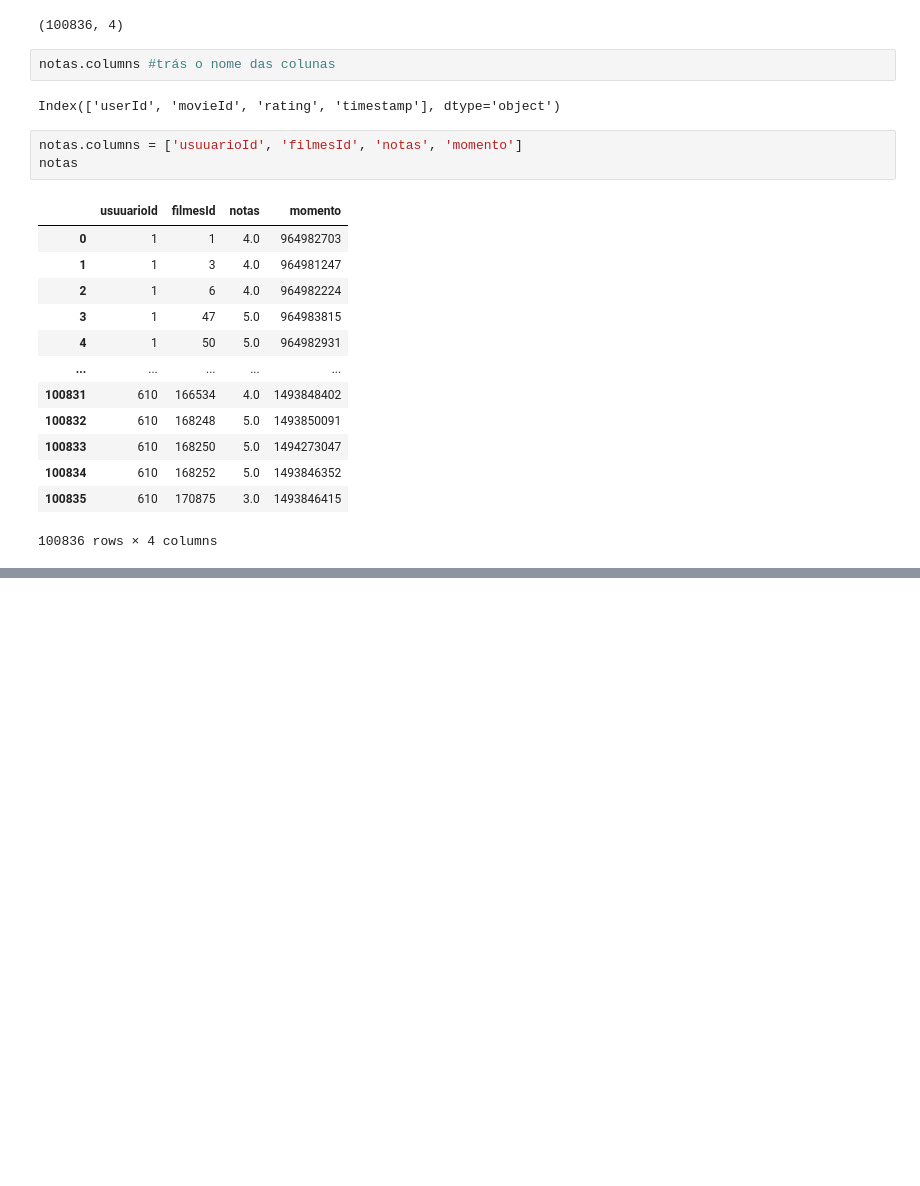
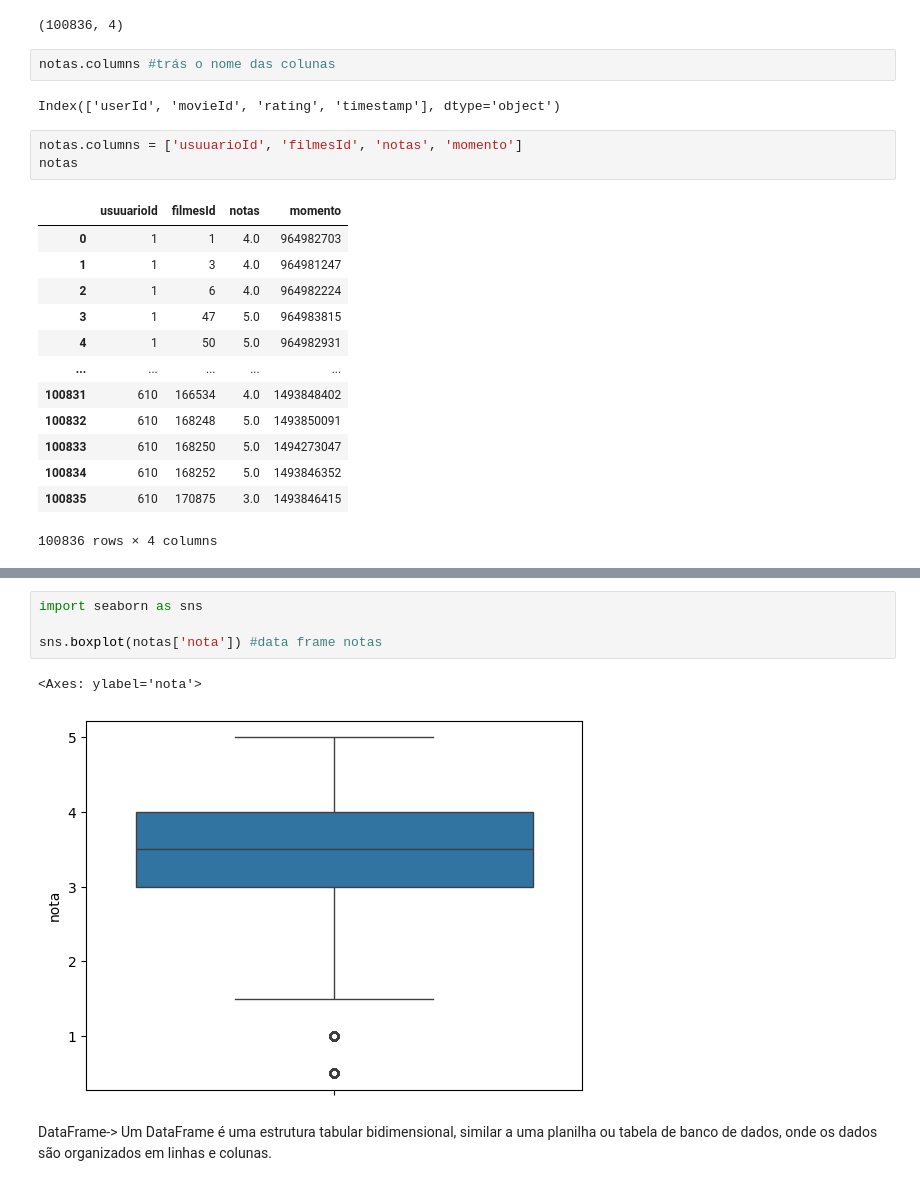
Before and after one commit to annaklaracss/data_science-, a Jupyter notebook: introdu_o_a_data_science.ipynb, the cells around one changed output, grey strips where cells are left out. Cells and saved outputs as stored; diff of their text form; blank space fills up the shorter version.

```diff
--- a/introdu_o_a_data_science.ipynb
+++ b/introdu_o_a_data_science.ipynb
@@ -98,0 +125,10 @@ np.float64(3.501556983616962)
+# %%
+import seaborn as sns
+
+sns.boxplot(notas['nota']) #data frame notas
+# %% [output]
+<Axes: ylabel='nota'>
+[figure, added]
+# %% [markdown]
+DataFrame->
+Um DataFrame é uma estrutura tabular bidimensional, similar a uma planilha ou tabela de banco de dados, onde os dados são organizados em linhas e colunas.
```
Also changed, not shown: parts of 12 cells of this notebook.
